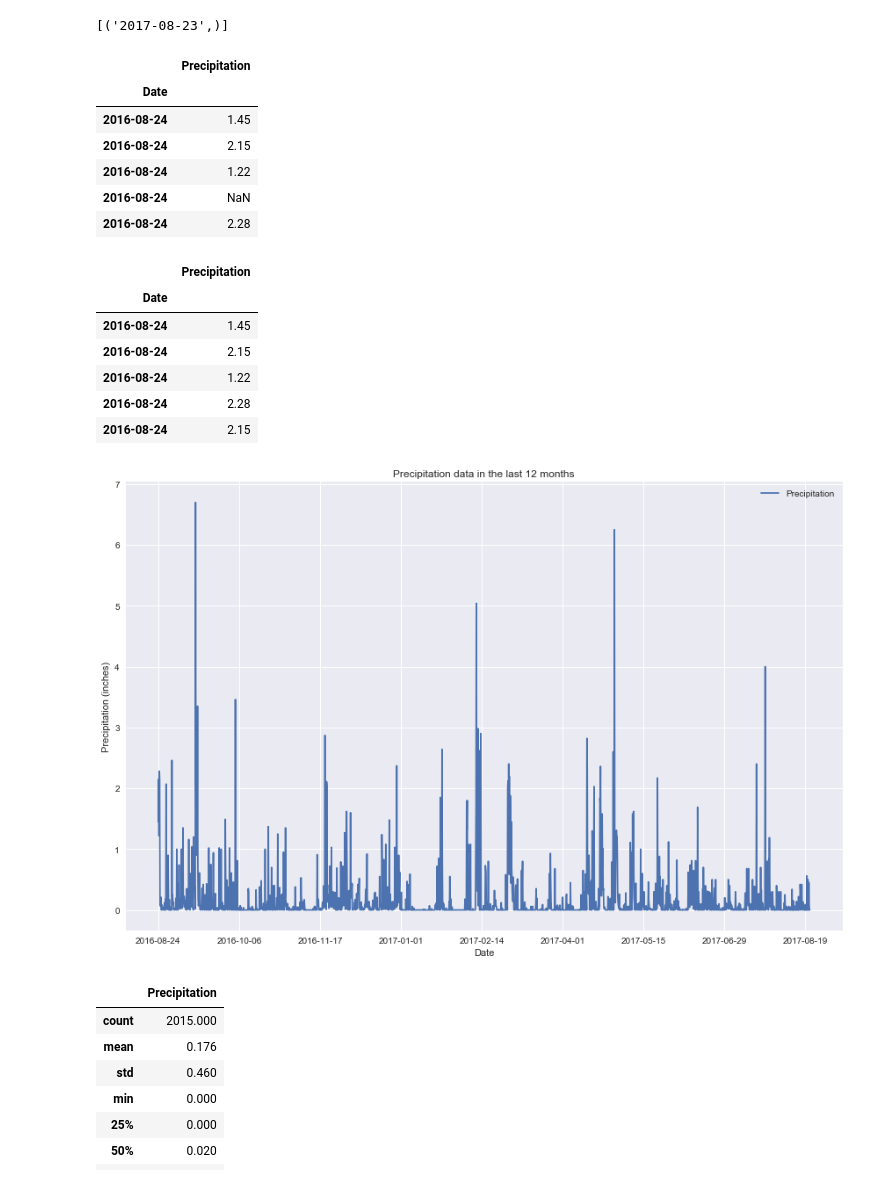
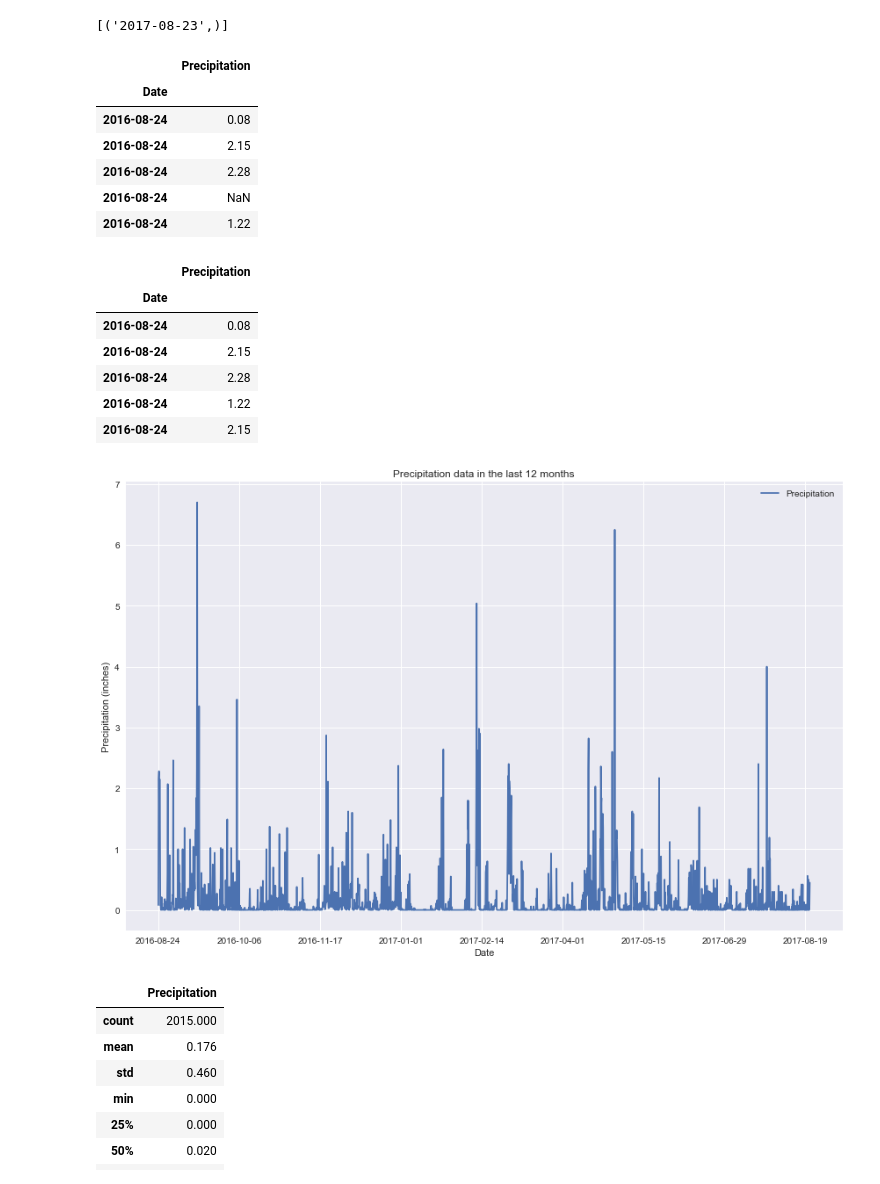
Before and after one commit to dayothompson/Sqlalchemy_Challenge, a Jupyter notebook: climate_starter.ipynb, the cells around one changed output. Cells and saved outputs as stored; diff of their text form; code cells hidden in the pictures.

```diff
--- a/climate_starter.ipynb
+++ b/climate_starter.ipynb
@@ -70,0 +46,8 @@ first_row.__dict__
+# %%
+# Show name of the rows and type in the Measurement table
+
+inspector = inspect(engine)
+measurement_columns = inspector.get_columns("Measurement")
+
+for i in measurement_columns:
+    print(i['name'], i['type'])
@@ -70,0 +60,7 @@ first_row.__dict__
+# %%
+# Show name of the rows and type in the Station table
+
+station_columns = inspector.get_columns("Station")
+
+for i in station_columns:
+    print(i['name'], i['type'])
@@ -82,8 +85,12 @@ ret_date
 # %%
 # Calculate the date 1 year ago from the last data point in the database
 
-data = engine.execute('SELECT * FROM Measurement WHERE date >= "2016-08-24" AND date <= "2017-08-23" \
-                        ORDER BY date DESC').fetchall()
+start_date = ('2016-08-24')
+end_date = ('2017-08-23')
+
+
+data = engine.execute("SELECT * FROM Measurement WHERE date >= ? AND date <= ?\
+                        ORDER BY date ASC", start_date, end_date).fetchall()
 # %%
 # Perform a query to retrieve the date and precipitation scores
 
@@ -103,21 +103,20 @@ for y in reversed(prep):
 # %%
 # Save the query results as a Pandas DataFrame and set the index to the date column
 
-new_list = list(zip(date_list, prep_list))
+new_list = list(zip(date, prep))
 new_list
 
-data_df = pd.DataFrame(new_list)
-final_df = data_df.rename(columns={0: "Date", 1: "Precipitation"})
-date_index = final_df.set_index("Date")
+data_df = pd.DataFrame(new_list, columns=["Date", "Precipitation"])
+date_index = data_df.set_index("Date")
 date_index.head()
 # %% [output]
 |  | Precipitation |
 | Date |  |
-| 2016-08-24 | 1.45 |
+| 2016-08-24 | 0.08 |
 | 2016-08-24 | 2.15 |
+| 2016-08-24 | 2.28 |
+| 2016-08-24 | NaN |
 | 2016-08-24 | 1.22 |
-| 2016-08-24 | NaN |
-| 2016-08-24 | 2.28 |
 # %%
 # Sort the dataframe by date
 
@@ -126,10 +125,10 @@ date_index.sort_index().head()
 # %% [output]
 |  | Precipitation |
 | Date |  |
-| 2016-08-24 | 1.45 |
+| 2016-08-24 | 0.08 |
 | 2016-08-24 | 2.15 |
+| 2016-08-24 | 2.28 |
 | 2016-08-24 | 1.22 |
-| 2016-08-24 | 2.28 |
 | 2016-08-24 | 2.15 |
 # %%
 # Use Pandas Plotting with Matplotlib to plot the data
@@ -139,7 +138,7 @@ plt.ylabel("Precipitation (inches)")
 plt.tight_layout()
 plt.show()
 # %% [output]
-[figure, old version]
+[figure, new version]
 # %%
 # Use Pandas to calcualte the summary statistics for the precipitation data
 
```
Also changed, not shown: parts of 17 cells of this notebook.
